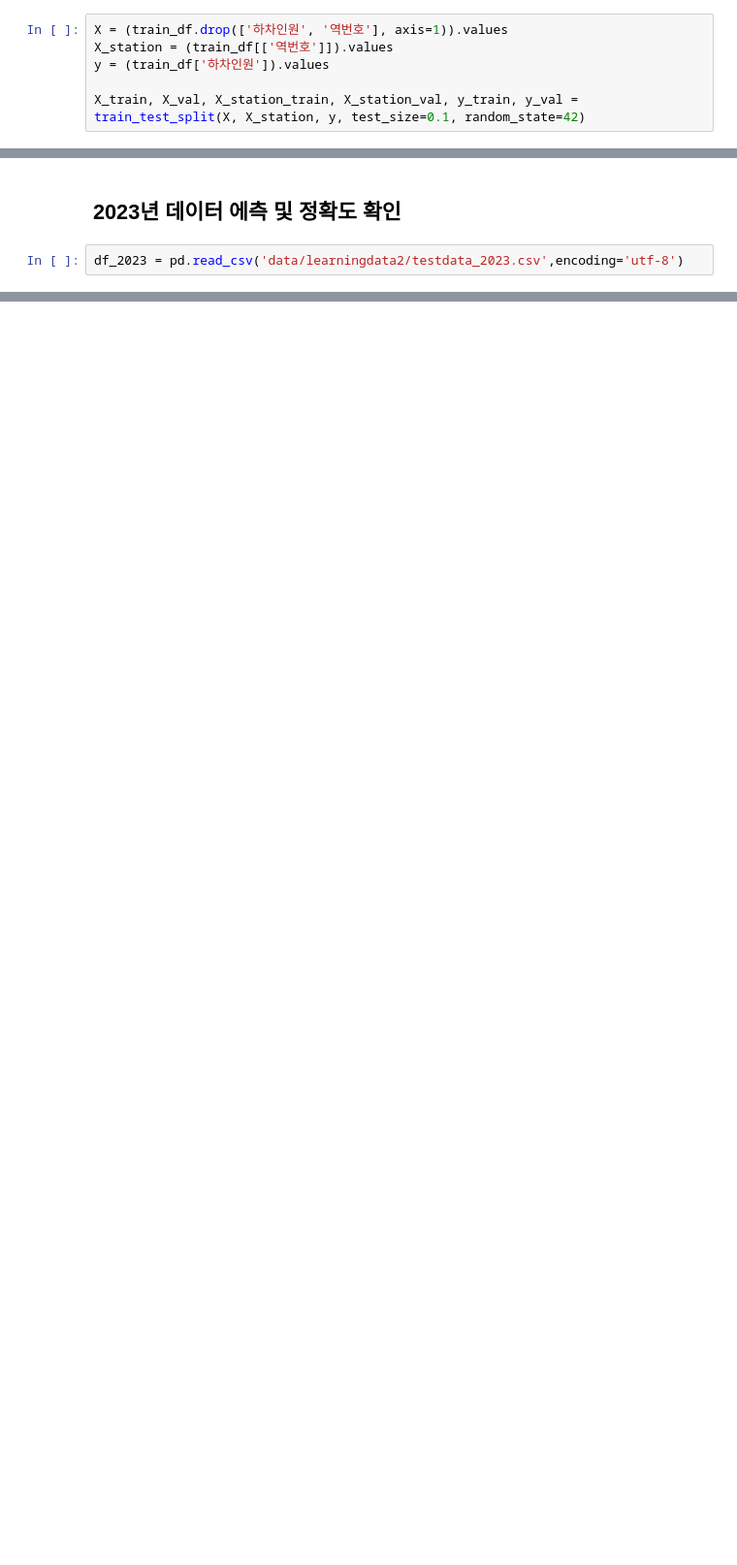
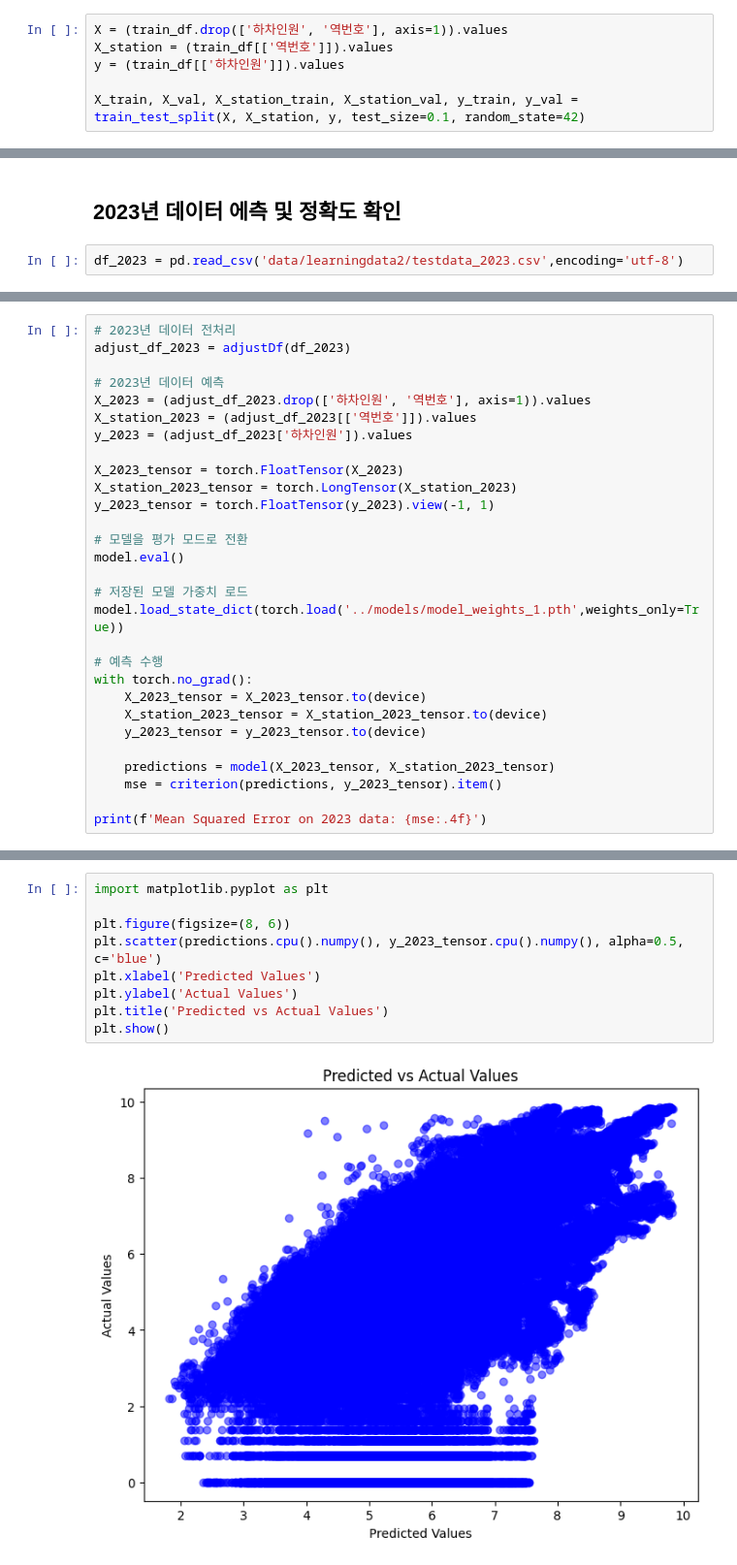
Before and after one commit to SeungminKimdev/seoul-busroute-analysis, a Jupyter notebook: deeplearning/dl_model_training.ipynb, the cells around one changed output, grey strips where cells are left out. Shown at 97% size. Drawn from its saved outputs; the diff is of its cells as text; blank space fills up the shorter version.

```diff
--- a/deeplearning/dl_model_training.ipynb
+++ b/deeplearning/dl_model_training.ipynb
@@ -126,7 +128,7 @@ mps
 # %%
 X = (train_df.drop(['하차인원', '역번호'], axis=1)).values
 X_station = (train_df[['역번호']]).values
-y = (train_df['하차인원']).values
+y = (train_df[['하차인원']]).values
 
 X_train, X_val, X_station_train, X_station_val, y_train, y_val = train_test_split(X, X_station, y, test_size=0.1, random_state=42)
 # %%
@@ -275,0 +366,29 @@ df_2023 = pd.read_csv('data/learningdata2/testdata_2023.csv',encoding='utf-8')
+# %%
+# 2023년 데이터 전처리
+adjust_df_2023 = adjustDf(df_2023)
+
+# 2023년 데이터 예측
+X_2023 = (adjust_df_2023.drop(['하차인원', '역번호'], axis=1)).values
+X_station_2023 = (adjust_df_2023[['역번호']]).values
+y_2023 = (adjust_df_2023['하차인원']).values
+
+X_2023_tensor = torch.FloatTensor(X_2023)
+X_station_2023_tensor = torch.LongTensor(X_station_2023)
+y_2023_tensor = torch.FloatTensor(y_2023).view(-1, 1)
+
+# 모델을 평가 모드로 전환
+model.eval()
+
+# 저장된 모델 가중치 로드
+model.load_state_dict(torch.load('../models/model_weights_1.pth',weights_only=True))
+
+# 예측 수행
+with torch.no_grad():
+	X_2023_tensor = X_2023_tensor.to(device)
+	X_station_2023_tensor = X_station_2023_tensor.to(device)
+	y_2023_tensor = y_2023_tensor.to(device)
+
+	predictions = model(X_2023_tensor, X_station_2023_tensor)
+	mse = criterion(predictions, y_2023_tensor).item()
+
+print(f'Mean Squared Error on 2023 data: {mse:.4f}')
@@ -275,0 +397,11 @@ df_2023 = pd.read_csv('data/learningdata2/testdata_2023.csv',encoding='utf-8')
+# %%
+import matplotlib.pyplot as plt
+
+plt.figure(figsize=(8, 6))
+plt.scatter(predictions.cpu().numpy(), y_2023_tensor.cpu().numpy(), alpha=0.5, c='blue')
+plt.xlabel('Predicted Values')
+plt.ylabel('Actual Values')
+plt.title('Predicted vs Actual Values')
+plt.show()
+# %% [output]
+[figure, added]
```
Also changed, not shown: parts of 17 cells of this notebook, 6 other files.
